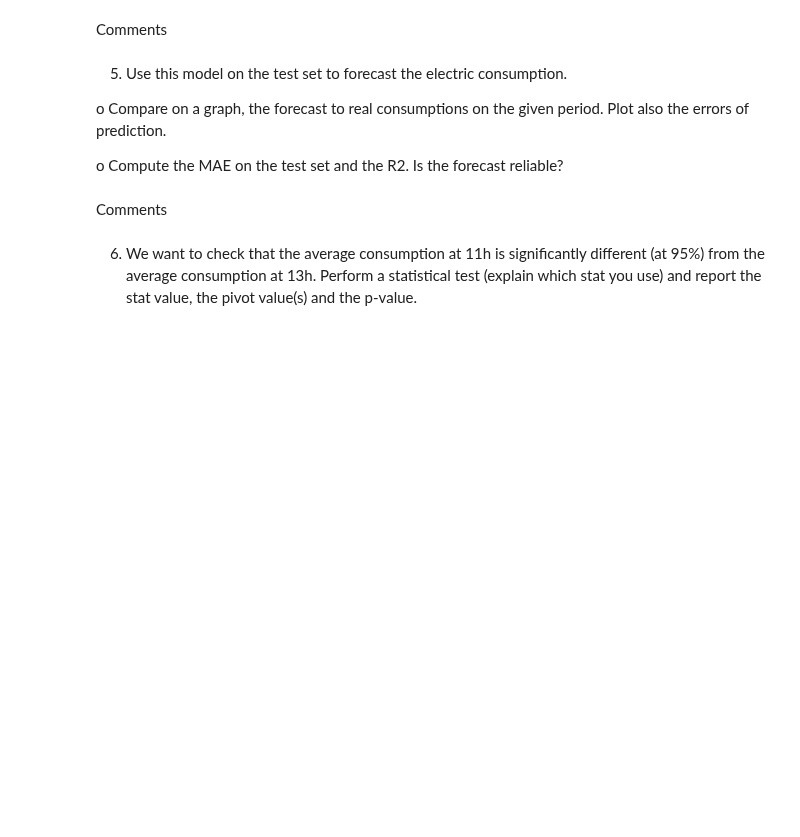
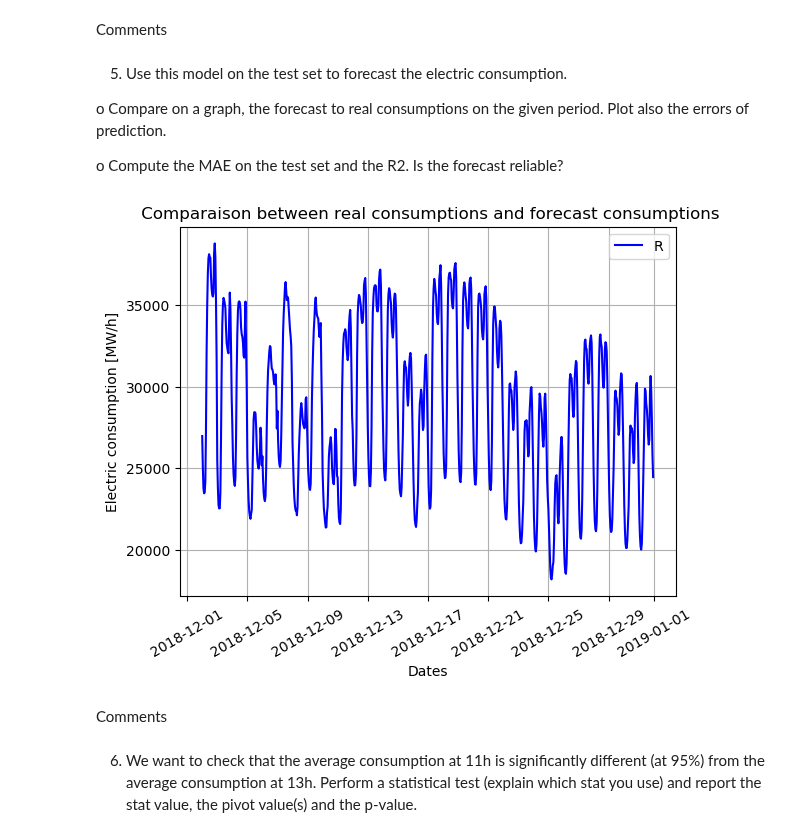
Before and after one commit to menace31/Hackathon, a Jupyter notebook: Hackathon 2-20221025/hackathon2_without_code.ipynb, the cells around one changed output. Drawn from its saved outputs; the diff is of its cells as text; code cells hidden in the pictures; blank space fills up the shorter version.

```diff
--- a/Hackathon 2-20221025/hackathon2_without_code.ipynb
+++ b/Hackathon 2-20221025/hackathon2_without_code.ipynb
@@ -331,3 +329,27 @@ o	Compute the MAE on the test set and the R2. Is the forecast reliable?
+# %%
+#code here
+import statsmodels.api as sm
+
+#real consumptions
+minDate = datetime.fromisoformat('2018-12-02')
+maxDate = datetime.fromisoformat('2019-01-01')
+date_bis=date[(date>=minDate)&(date<maxDate)]
+load_bis=load[(date>=minDate)&(date<maxDate)]
+
+#forecast consumptions
+
+
+#comparaison on a graph
+plt.plot(date_bis,load_bis,'b')
+plt.legend('Real consumptions')
+plt.grid(True)
+plt.xlabel('Dates')
+plt.xticks(rotation = 30,)
+plt.ylabel('Electric consumption [MW/h]')
+plt.title(' Comparaison between real consumptions and forecast consumptions')
+plt.show()
+# %% [output]
+[figure, added]
 # %% [markdown]
 Comments
 # %% [markdown]
```
Also changed, not shown: parts of 8 cells of this notebook.
